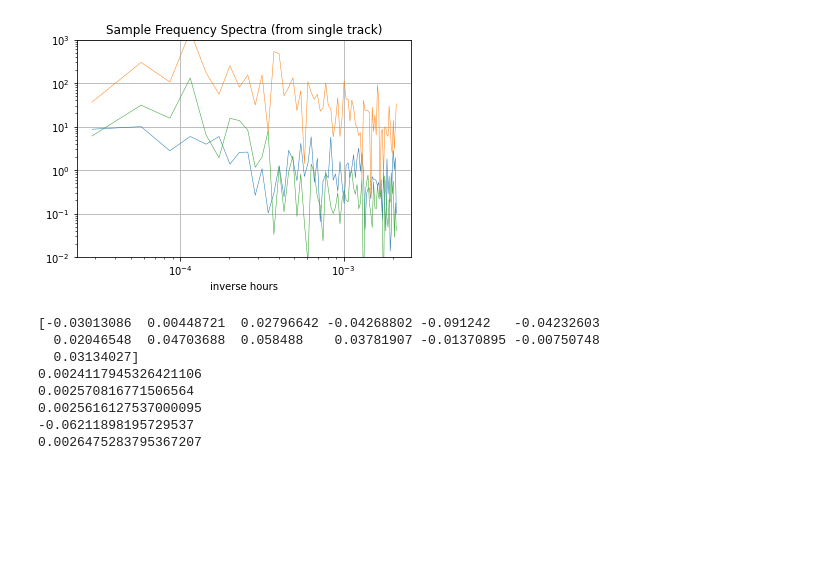
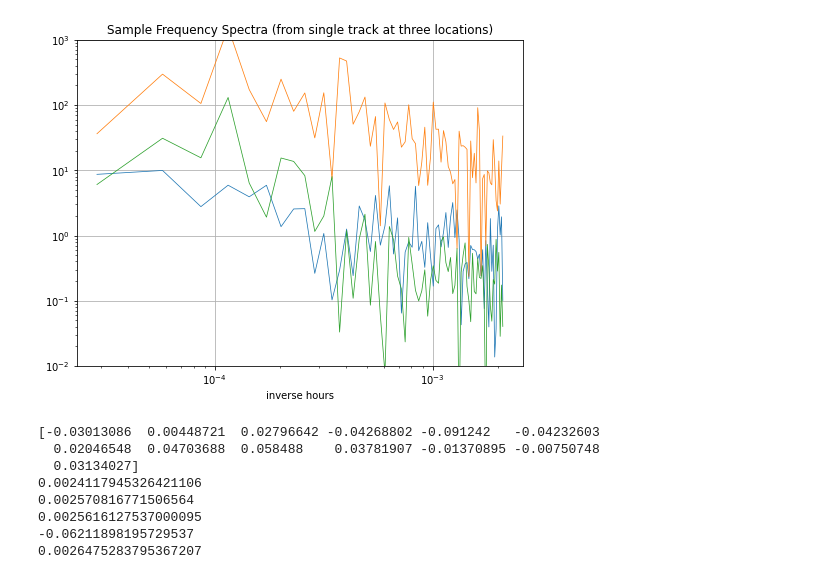
Before and after one commit to jakesteinberg/CPT, a Jupyter notebook: global_along_track_spectra.ipynb, the cells around one changed output. Saved outputs shown, nothing was run; the diff lists cells and outputs as text; code cells hidden in the pictures; blank space fills up the shorter version.

```diff
--- a/global_along_track_spectra.ipynb
+++ b/global_along_track_spectra.ipynb
@@ -142,36 +130,36 @@ plt.show()
 # %%
 # temporal spectra test (compute at all locations along one track)
 t_grid = np.arange(dt, t_win*3, dt)  # in hours (~1457 days = 4 years)
 # interpolate nans
 this_sla_interp_t = np.transpose(interpolate_nans(np.transpose(this_sla), this_time, 2))
 
-fig, ax = plt.subplots()
+fig, ax = plt.subplots(1,1,figsize=(8,6))
 for i in f_spec_locs:  # range(np.shape(this_sla)[1]):
     this_sig0 = this_sla_interp_t[:, i]  # [time, distance]
     # select time series of desired length
     this_sig = this_sig0[0:np.int(np.round(t_win_ind * 2)) + 2]
     # interpolate to regular time grid
     this_sig_grid0 = np.interp(t_grid[0:np.int(np.round(t_win_ind*2)) + 2], \
                                this_time[0:np.int(np.round(t_win_ind*2)) + 2], this_sig)
     this_sig_grid = this_sig_grid0 - np.nanmean(this_sig_grid0)
 
     LL = len(this_sig_grid)
     test_spec_00 = fft(this_sig_grid, LL) * dt
     test_spec_11 = 2 * (f[1] - f[0]) * np.abs(test_spec_00[0:(np.int(LL/2))])**2
     # f_spec[:, i] = test_spec_11
 
-    ax.plot(f[1:], test_spec_11[1:], linewidth=0.5)
+    ax.plot(f[1:], test_spec_11[1:], linewidth=0.75)
 ax.set_yscale('log')
 ax.set_xscale('log')
 ax.set_xlabel('inverse hours')
-ax.set_title('Sample Frequency Spectra (from single track)')
+ax.set_title('Sample Frequency Spectra (from single track at three locations)')
 ax.set_ylim([10**(-2), 10**(3)])
 ax.grid()
 plt.show()
 # 10**-4 = 400 days
 # 10**-3 = 42 days
 # %% [output]
-[figure, old version]
+[figure, new version]
 # %%
 # wavenumber spectra test (compute at one location along one track)
 
```
Also changed, not shown: parts of 5 cells of this notebook, 3 other files.
